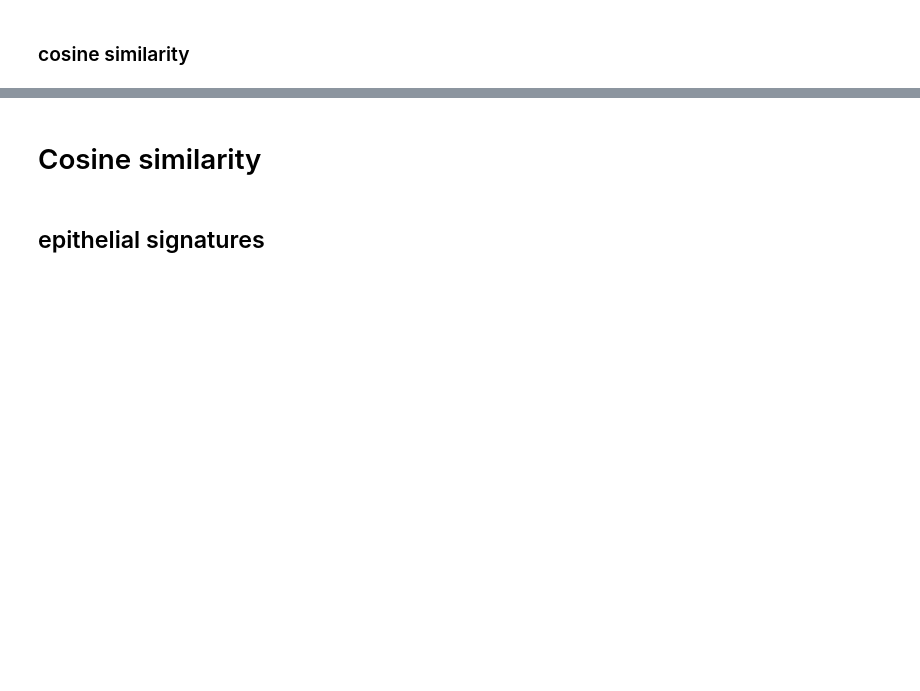
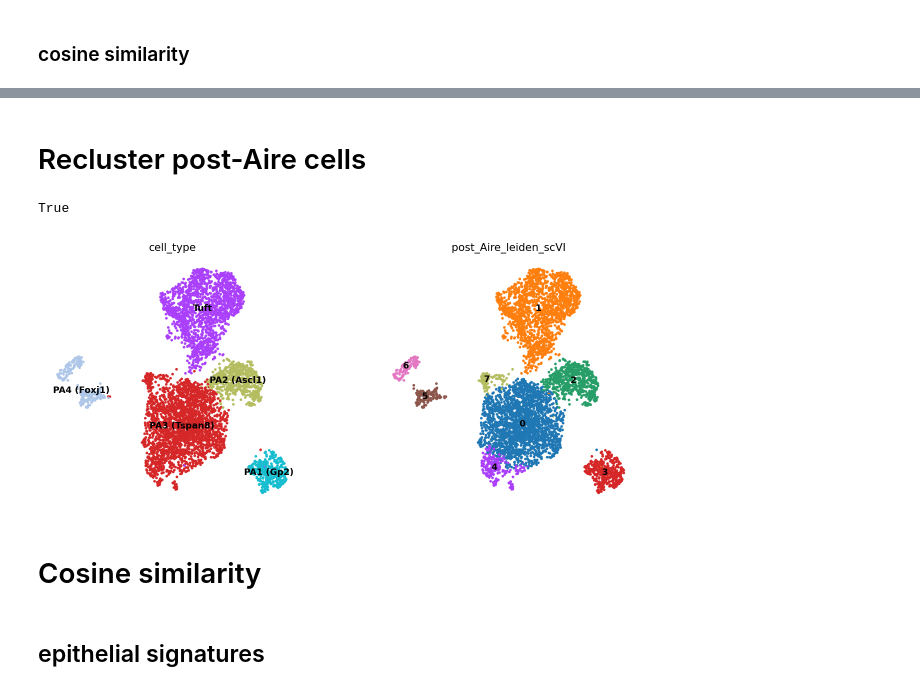
Before and after one commit to j-germino/M-cells, a Jupyter notebook: code/WT_AireKO_Fezf2_thymus/Cosine_similarity.ipynb, the cells around one changed output, grey strips where cells are left out. Saved outputs shown, nothing was run; the diff lists cells and outputs as text; code cells hidden in the pictures; blank space fills up the shorter version.

```diff
--- a/code/WT_AireKO_Fezf2_thymus/Cosine_similarity.ipynb
+++ b/code/WT_AireKO_Fezf2_thymus/Cosine_similarity.ipynb
@@ -94,0 +105,2 @@ def cell_type_cosine_similarity(adata, signatures, scale=True, label="cosine_sim
+# %% [markdown]
+# Recluster post-Aire cells
@@ -94,0 +117,9 @@ def cell_type_cosine_similarity(adata, signatures, scale=True, label="cosine_sim
+# %%
+"Malat1" in adata.var_names
+# %% [output]
+True
+# %%
+postAireAdata = adata[
+    (adata.obs.genotype == "WT") &
+    adata.obs.cell_type.isin(["PA1 (Gp2)", "PA2 (Ascl1)", "PA3 (Tspan8)", "PA4 (Foxj1)", "Tuft"])
+]
@@ -95,3 +129,15 @@ def cell_type_cosine_similarity(adata, signatures, scale=True, label="cosine_sim
+# %%
+sc.tl.leiden(postAireAdata, key_added="post_Aire_leiden_scVI", resolution=0.3)
+sc.settings.figdir = "../../analysis/Paper figs/3 (M cells)"
+sc.pl.umap(
+    postAireAdata,
+    color=["cell_type", "post_Aire_leiden_scVI",],
+    legend_loc="on data",
+    legend_fontsize="small",
+    save="_3A_post_aire_reclustering.pdf"
+)
+# %% [output]
+[figure, added]
 # %% [markdown]
 # Cosine similarity
 # %% [markdown]
```
Also changed, not shown: parts of 24 cells of this notebook, 8 other files.
